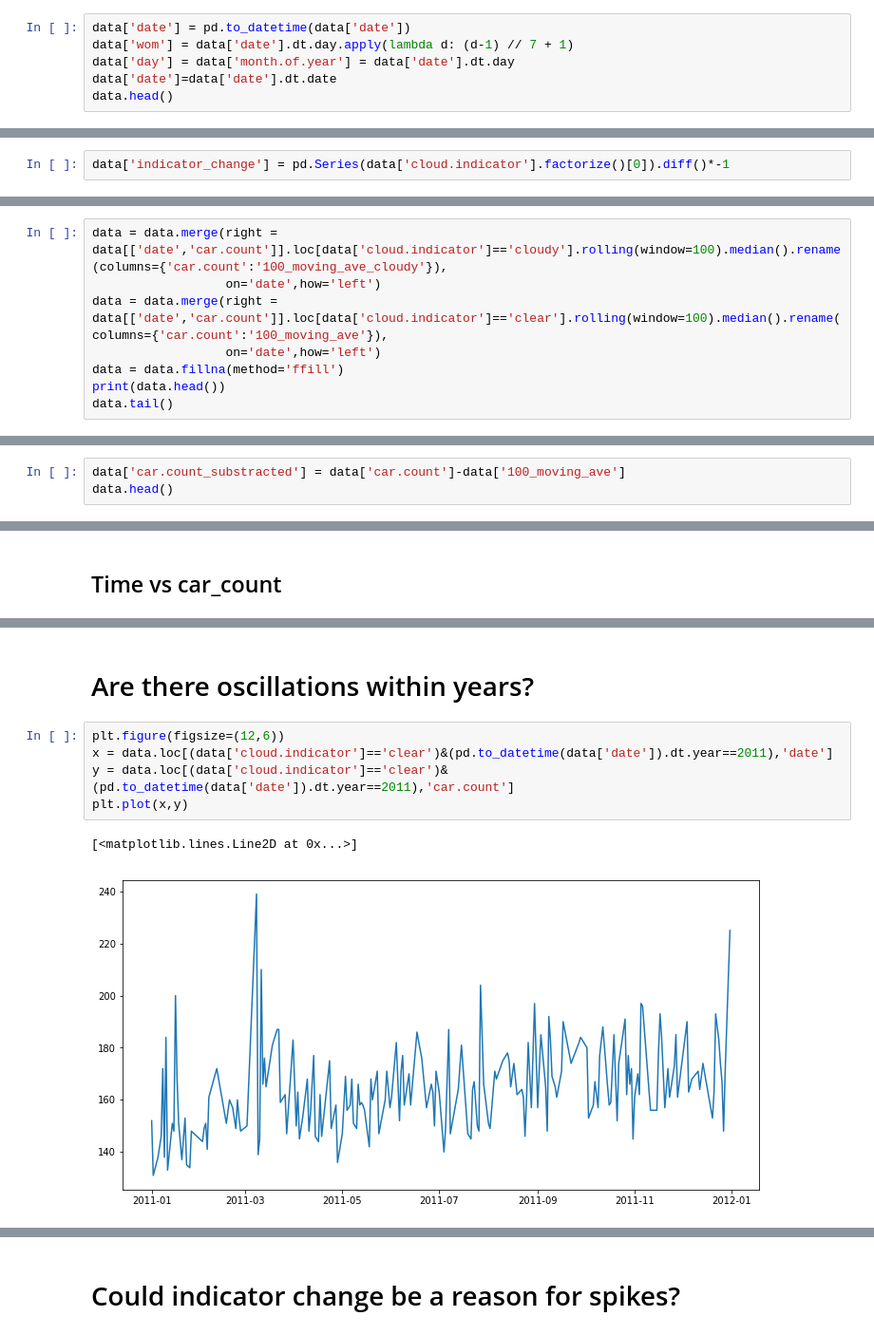
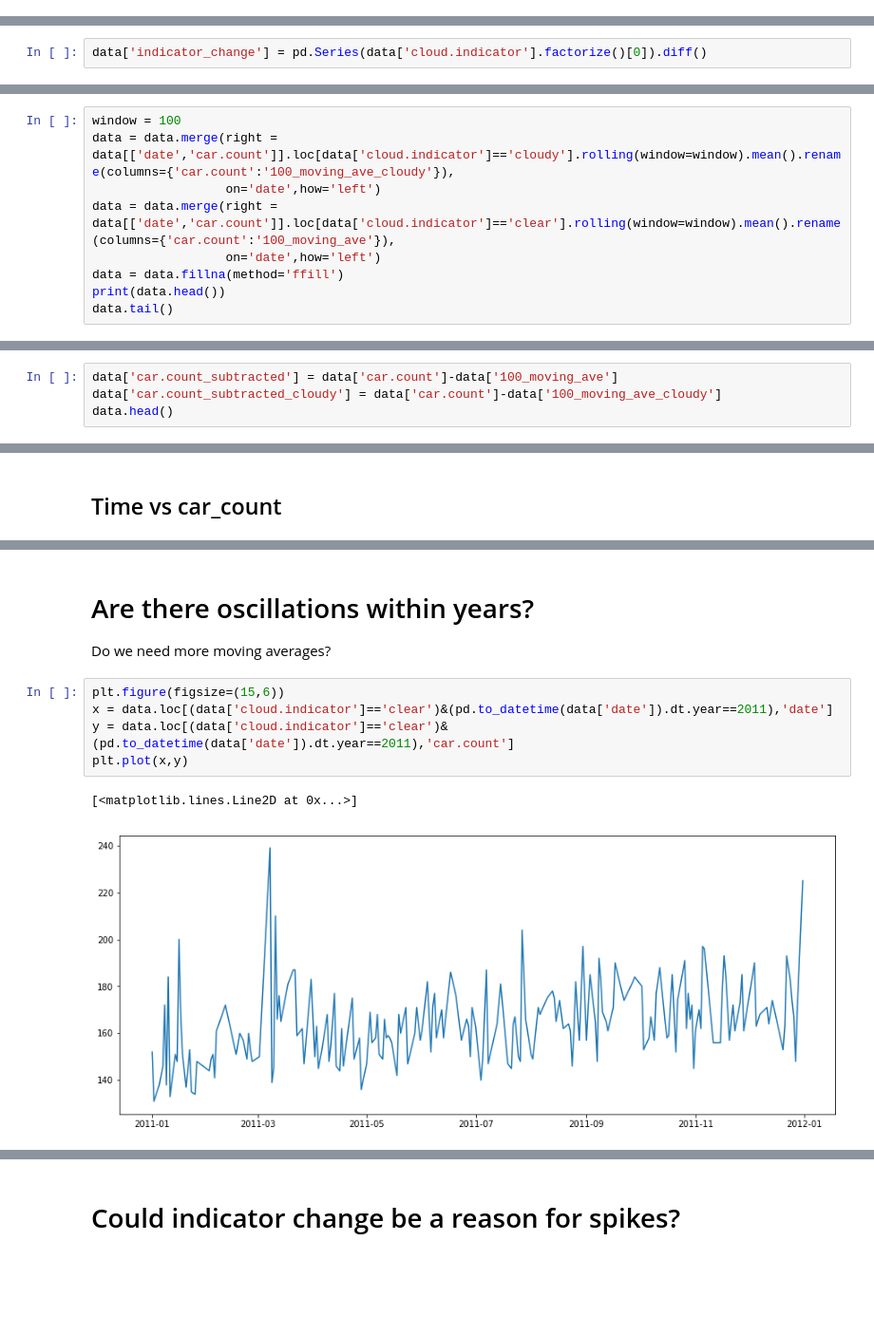
Before and after one commit to emindeniz/Norbital, a Jupyter notebook: Orbital_Emin_Ozkan.ipynb, the cells around one changed output, grey strips where cells are left out. Shown at 95% size. Saved outputs shown, nothing was run; the diff lists cells and outputs as text; blank space fills up the shorter version.

```diff
--- a/Orbital_Emin_Ozkan.ipynb
+++ b/Orbital_Emin_Ozkan.ipynb
@@ -70,6 +77,0 @@ data.head()
-# %%
-data['date'] = pd.to_datetime(data['date'])
-data['wom'] = data['date'].dt.day.apply(lambda d: (d-1) // 7 + 1)
-data['day'] = data['month.of.year'] = data['date'].dt.day
-data['date']=data['date'].dt.date
-data.head()
@@ -111,5 +121,5 @@ False
 # %%
-data['indicator_change'] = pd.Series(data['cloud.indicator'].factorize()[0]).diff()*-1
+data['indicator_change'] = pd.Series(data['cloud.indicator'].factorize()[0]).diff()
 # %%
 data.head()
 # %% [output]
@@ -122,7 +146,8 @@ data.head()
 # %%
-data = data.merge(right = data[['date','car.count']].loc[data['cloud.indicator']=='cloudy'].rolling(window=100).median().rename(columns={'car.count':'100_moving_ave_cloudy'}),
+window = 100
+data = data.merge(right = data[['date','car.count']].loc[data['cloud.indicator']=='cloudy'].rolling(window=window).mean().rename(columns={'car.count':'100_moving_ave_cloudy'}),
                   on='date',how='left')
-data = data.merge(right = data[['date','car.count']].loc[data['cloud.indicator']=='clear'].rolling(window=100).median().rename(columns={'car.count':'100_moving_ave'}),
+data = data.merge(right = data[['date','car.count']].loc[data['cloud.indicator']=='clear'].rolling(window=window).mean().rename(columns={'car.count':'100_moving_ave'}),
                   on='date',how='left')
 data = data.fillna(method='ffill')
 print(data.head())
@@ -191,5 +220,6 @@ data.head()
 # %%
-data['car.count_substracted'] = data['car.count']-data['100_moving_ave']
+data['car.count_subtracted'] = data['car.count']-data['100_moving_ave']
+data['car.count_subtracted_cloudy'] = data['car.count']-data['100_moving_ave_cloudy']
 data.head()
 # %% [output]
 |  | date | day.of.week | car.count | weather | cloud.indicator | month.of.year | year | wom | day | ... |
@@ -415,10 +481,12 @@ pd.Series(MinMaxScaler(feature_range=(0, 1)).fit_transform(data['100_moving_ave'
 # %% [markdown]
 # Are there oscillations within years?
+
+Do we need more moving averages?
 # %%
-plt.figure(figsize=(12,6))
+plt.figure(figsize=(15,6))
 x = data.loc[(data['cloud.indicator']=='clear')&(pd.to_datetime(data['date']).dt.year==2011),'date']
 y = data.loc[(data['cloud.indicator']=='clear')&(pd.to_datetime(data['date']).dt.year==2011),'car.count']
 plt.plot(x,y)
 # %% [output]
 [<matplotlib.lines.Line2D at 0x...>]
-[figure, old version]
+[figure, new version]
```
Also changed, not shown: parts of 110 cells of this notebook.
